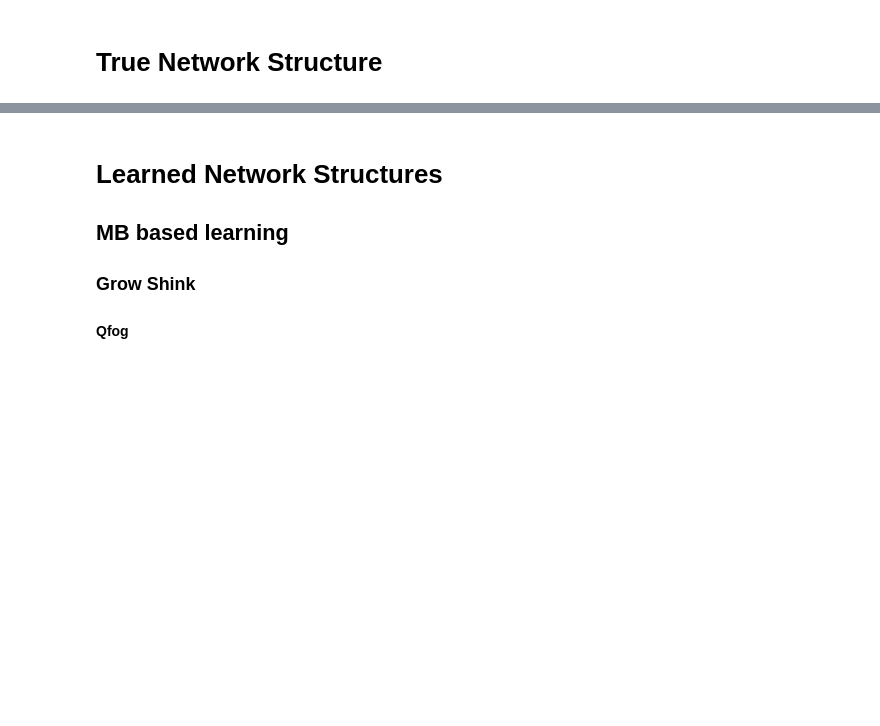
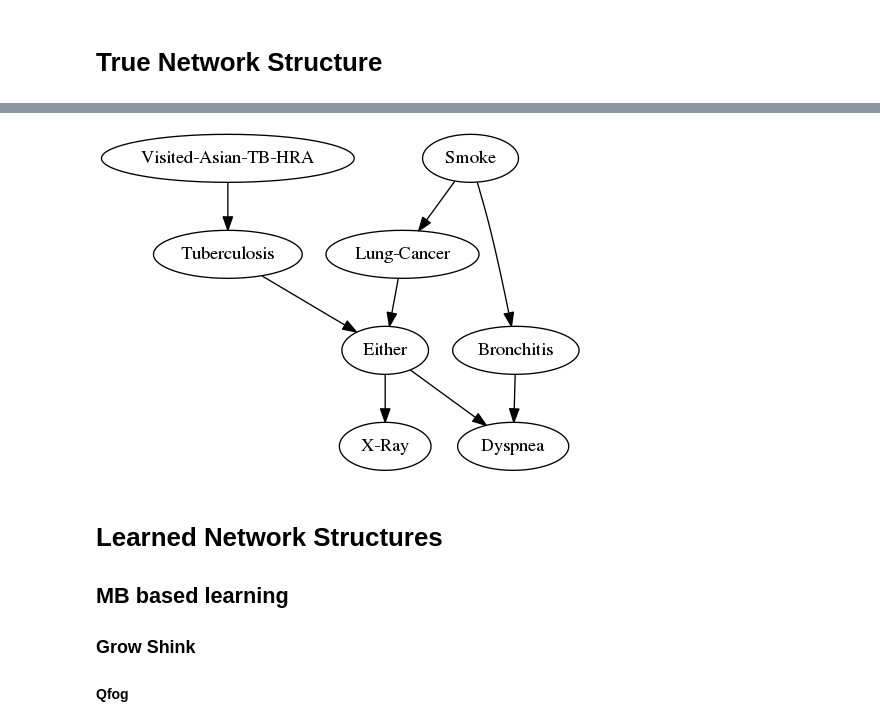
Before and after one commit to artiste-qb-net/quantum-fog, a Jupyter notebook: jupyter-notebooks/bnlearn-qfog-comparison/struc-learning-template-asia.ipynb, the cells around one changed output, grey strips where cells are left out. Drawn from its saved outputs; the diff is of its cells as text; code cells hidden in the pictures; blank space fills up the shorter version.

Commit message:
fixed Source() not displaying

```diff
--- a/jupyter-notebooks/bnlearn-qfog-comparison/struc-learning-template-asia.ipynb
+++ b/jupyter-notebooks/bnlearn-qfog-comparison/struc-learning-template-asia.ipynb
@@ -103,3 +99,12 @@ Source(open(in_dot).read())
+# %%
+from IPython.display import Image, display
+def show_dot(dotfile):
+    Source(open(dotfile).read(),format ='png').render(view=False);
+    display(Image(filename='Source.gv.png'))
+# %%
+show_dot(in_dot)
+# %% [output]
+[figure, added]
 # %% [markdown]
 # Learned Network Structures
 ## MB based learning
```
Also changed, not shown: parts of 21 cells of this notebook, 8 other files.
